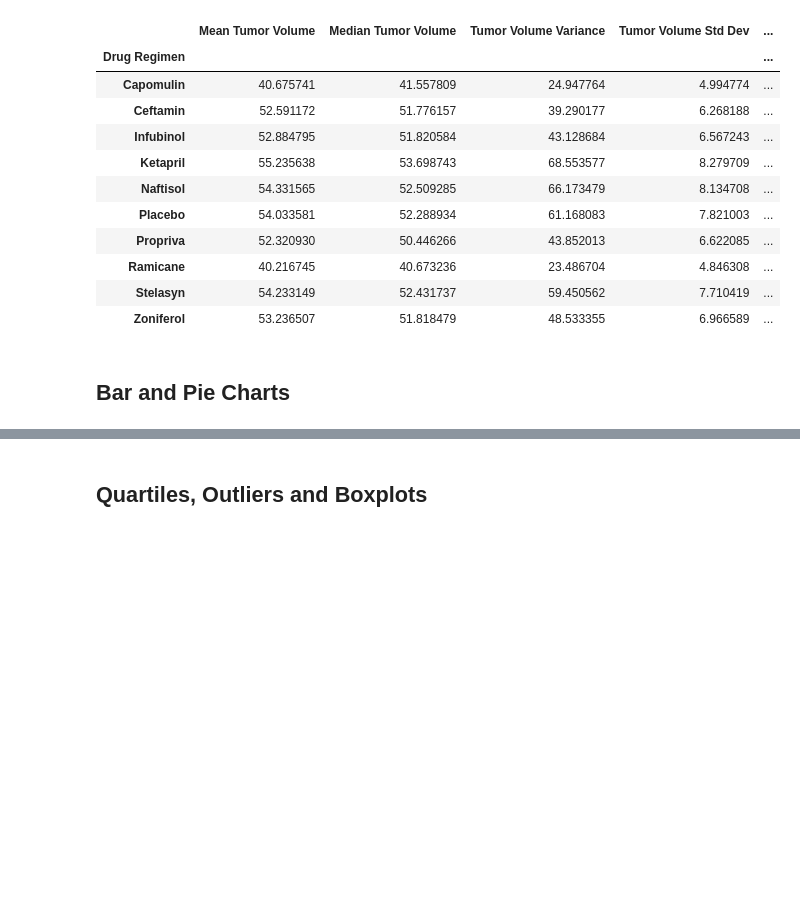
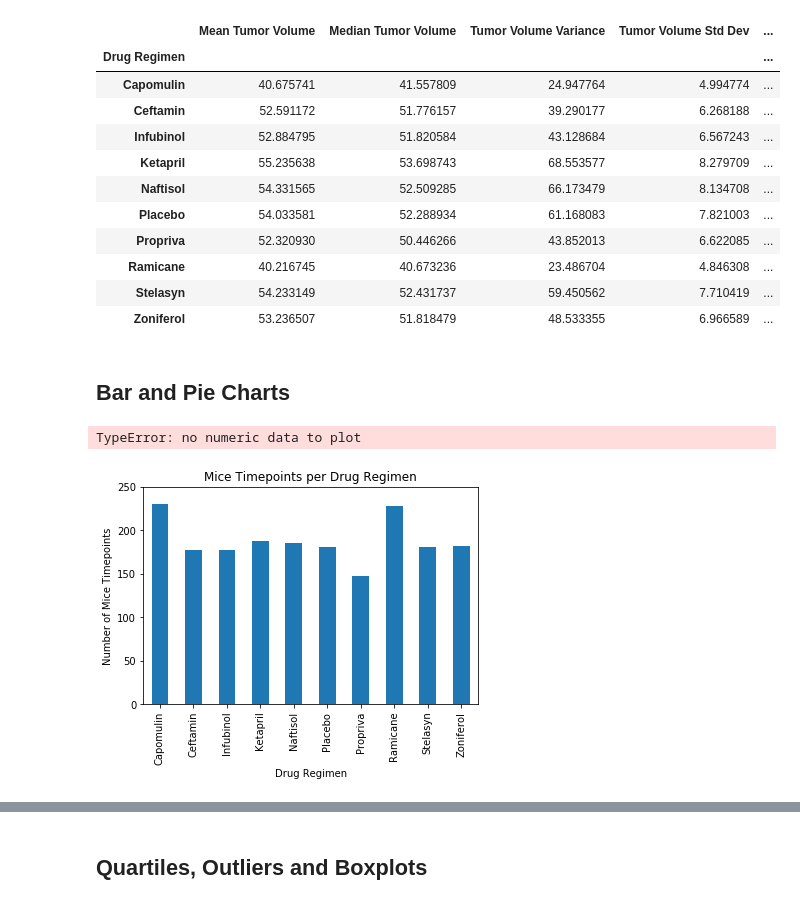
Before and after one commit to jennyalfi/DataVis-challenge, a Jupyter notebook: Pymaceuticals/pymaceuticals.ipynb, the cells around one changed output, grey strips where cells are left out. Saved outputs shown, nothing was run; the diff lists cells and outputs as text; code cells hidden in the pictures; blank space fills up the shorter version.

```diff
--- a/Pymaceuticals/pymaceuticals.ipynb
+++ b/Pymaceuticals/pymaceuticals.ipynb
@@ -107,3 +108,16 @@ mean_numpy = np.mean["Tumor Volume (mm3)"]
 ## Bar and Pie Charts
 # %%
 # Generate a bar plot showing the total number of timepoints for all mice tested for each drug regimen using Pandas.
+# Filter the DataFrame down only to those columns to chart
+drug_timepoints = complete_data[["Drug Regimen","Timepoint"]]
+
+# Set the index to be "State" so they will be used as labels
+drug_timepoints = drug_timepoints.set_index("Timepoint")
+
+drug_timepoints.plot(kind="bar", figsize=(10,5))
+
+plt.title("Number of Mice Tested")
+
+plt.show()
+# %% [output]
+TypeError: no numeric data to plot
@@ -112,3 +124,27 @@ mean_numpy = np.mean["Tumor Volume (mm3)"]
+# %%
+# Generate a bar plot showing the total number of timepoints for all mice tested for each drug regimen using pyplot.
+x_axis = np.arange(len(complete_data))
+tick_locations = [value for value in x_axis]
+
+grouped_complete = complete_data.groupby("Drug Regimen")["Timepoint"].count()
+
+grouped_complete.plot(kind='bar')
+#plt.figure(figsize=(10,5))
+#plt.bar(grouped_complete["Drug Regimen"], color='b', alpha=0.5, align="center")
+#plt.xticks(rotation="vertical")
+
+# Set y limit
+#plt.ylim(0, max(complete_data["Timepoint"].count()))
+
+plt.ylim(0,250)
+
+# Set a Title and labels
+plt.title("Mice Timepoints per Drug Regimen")
+plt.xlabel("Drug Regimen")
+plt.ylabel("Number of Mice Timepoints")
+plt.show()
+# %% [output]
+[figure, added]
 # %%
 # Generate a pie plot showing the distribution of female versus male mice using Pandas
 # %%
```
Also changed, not shown: parts of 4 cells of this notebook.
